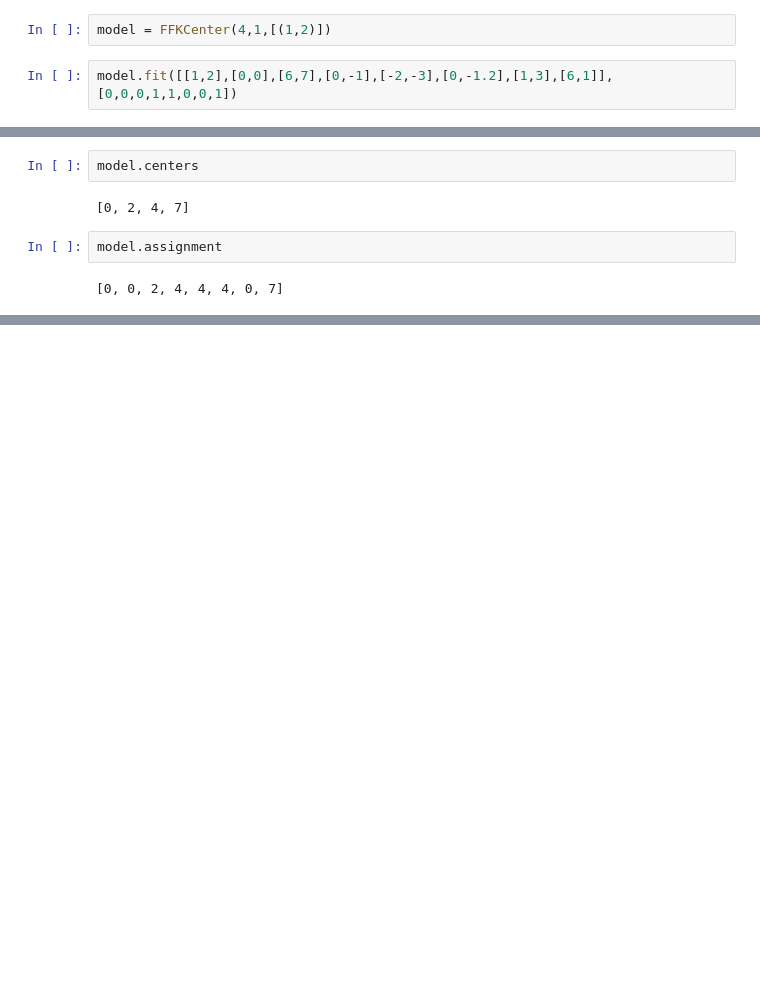
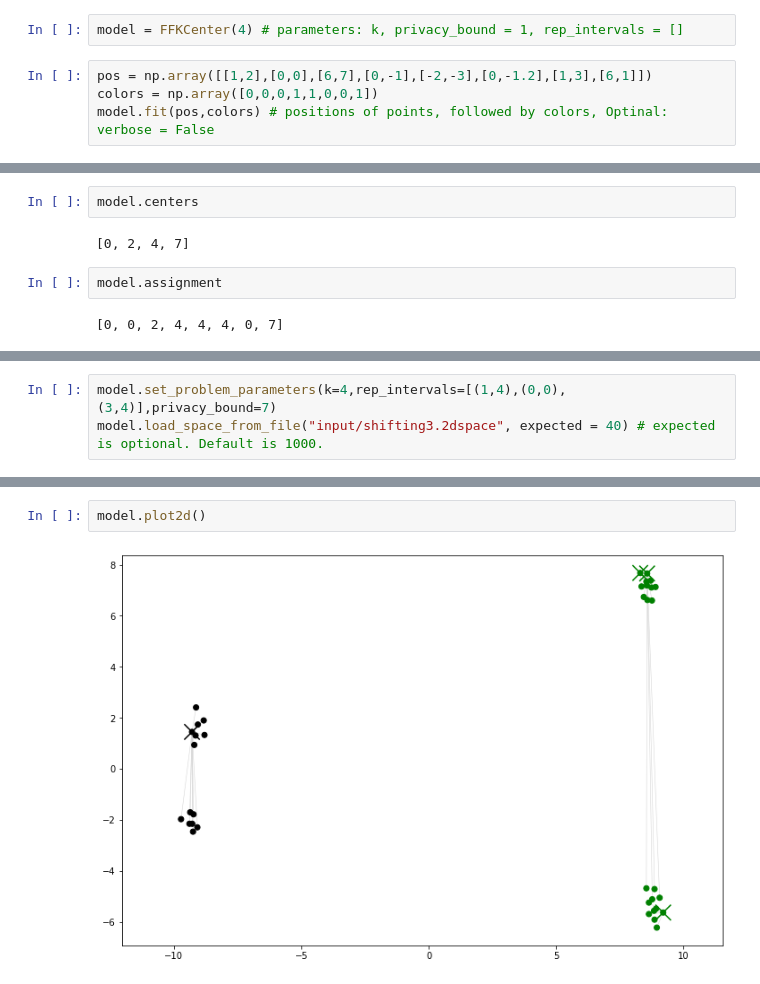
Before and after one commit to LeonSering/fair_and_fast_k_center_clustering, a Jupyter notebook: jupyter/notebook.ipynb, the cells around one changed output, grey strips where cells are left out. Saved outputs shown, nothing was run; the diff lists cells and outputs as text; blank space fills up the shorter version.

```diff
--- a/jupyter/notebook.ipynb
+++ b/jupyter/notebook.ipynb
@@ -3,5 +4,7 @@ from ff_k_center import FFKCenter
 # %%
-model = FFKCenter(4,1,[(1,2)])
+model = FFKCenter(4) # parameters: k, privacy_bound = 1, rep_intervals = []
 # %%
-model.fit([[1,2],[0,0],[6,7],[0,-1],[-2,-3],[0,-1.2],[1,3],[6,1]],[0,0,0,1,1,0,0,1])
+pos = np.array([[1,2],[0,0],[6,7],[0,-1],[-2,-3],[0,-1.2],[1,3],[6,1]])
+colors = np.array([0,0,0,1,1,0,0,1])
+model.fit(pos,colors) # positions of points, followed by colors, Optinal: verbose = False
 # %% [output]
@@ -32,0 +43,3 @@ model.privacy_bound
+# %%
+model.set_problem_parameters(k=4,rep_intervals=[(1,4),(0,0),(3,4)],privacy_bound=7)
+model.load_space_from_file("input/shifting3.2dspace", expected = 40) # expected is optional. Default is 1000.
@@ -32,0 +68,4 @@ model.privacy_bound
+# %%
+model.plot2d()
+# %% [output]
+[figure, added]
```
Also changed, not shown: parts of 13 cells of this notebook, 21 other files.
